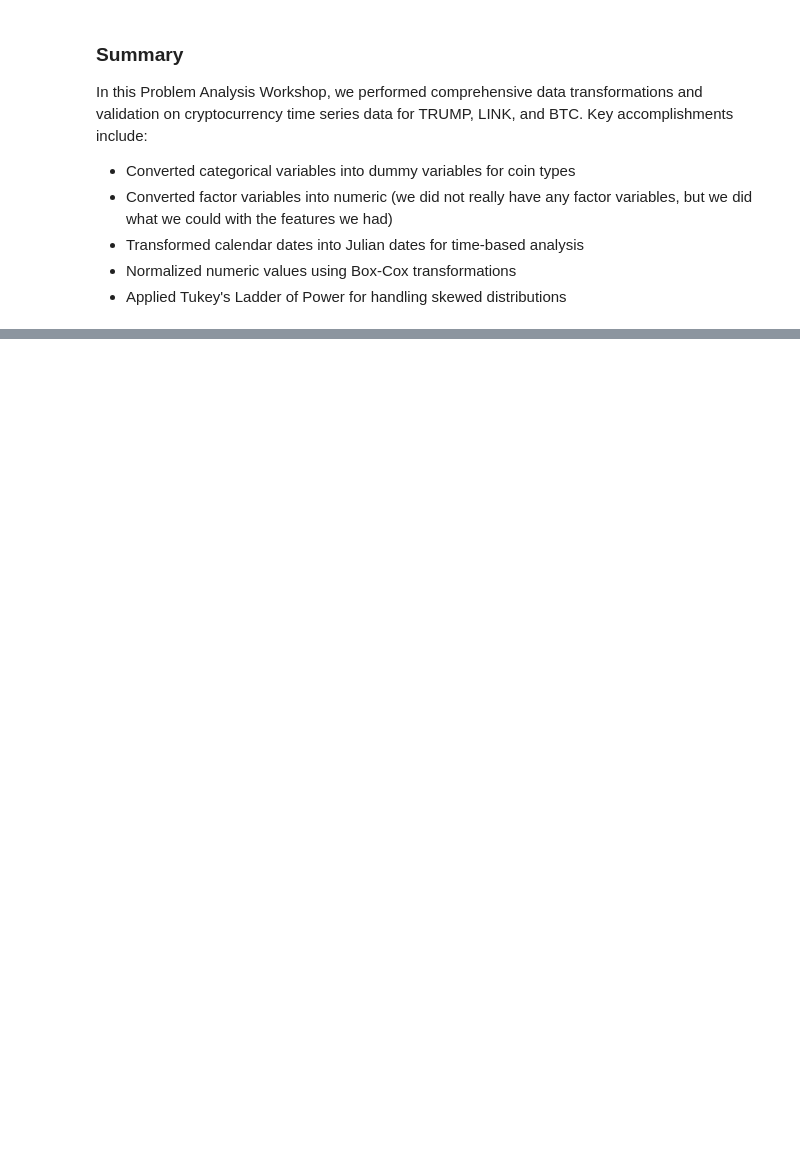
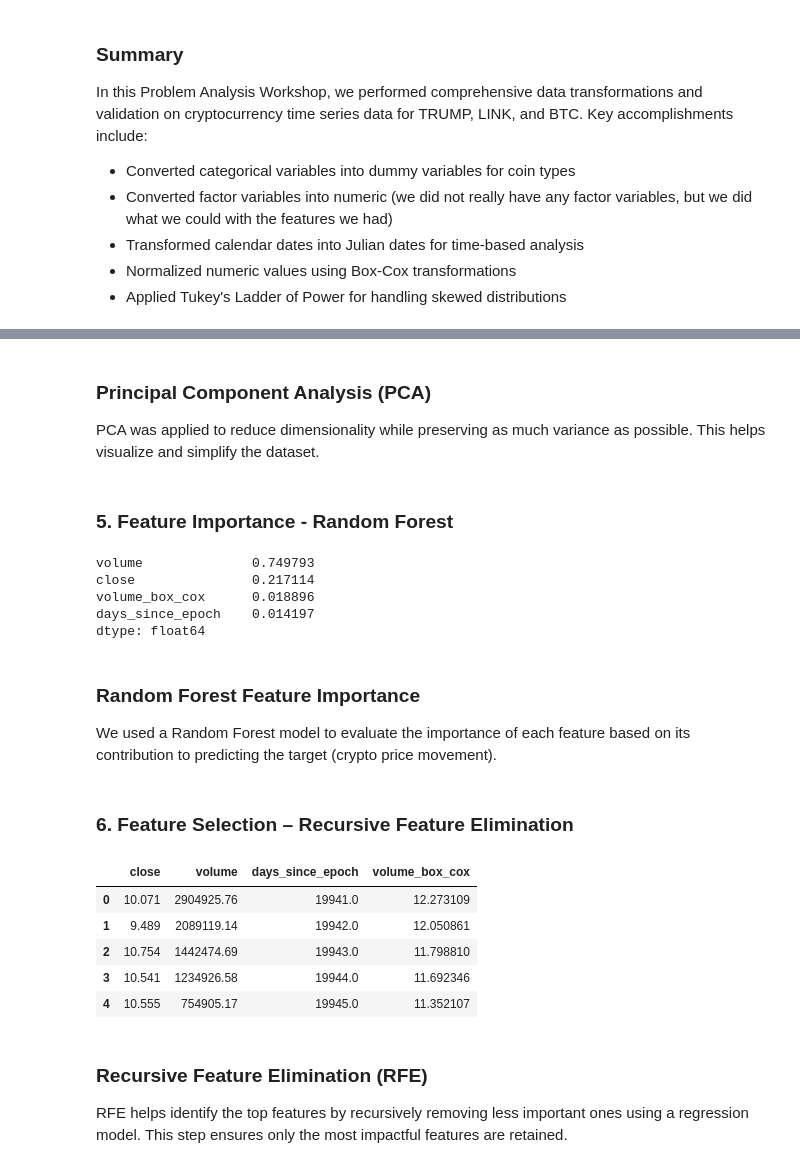
Before and after one commit to Eris-Leksi/-TRUMP-sentiment-analysis, a Jupyter notebook: script.ipynb, the cells around one changed output, grey strips where cells are left out. Drawn from its saved outputs; the diff is of its cells as text; code cells hidden in the pictures; blank space fills up the shorter version.

```diff
--- a/script.ipynb
+++ b/script.ipynb
@@ -761,0 +780,7 @@ In this Problem Analysis Workshop, we performed comprehensive data transformatio
+# %%
+missing_ratio = merged_data.isnull().mean()
+filtered_columns = missing_ratio[missing_ratio < 0.2].index
+df = merged_data[filtered_columns].copy()
+
+print("Columns retained after missing value filter (<20% missing):")
+print(list(filtered_columns))
@@ -761,0 +819,15 @@ In this Problem Analysis Workshop, we performed comprehensive data transformatio
+# %%
+# Create correlation matrix
+corr_matrix = df_low_var.corr().abs()
+
+# Exclude 'closing' from being dropped by removing it from the matrix before comparison
+corr_matrix = corr_matrix.drop(index='close', columns='close')
+upper = corr_matrix.where(np.triu(np.ones(corr_matrix.shape), k=1).astype(bool))
+to_drop = [column for column in upper.columns if any(upper[column] > 0.9)]
+
+df_uncorrelated = df_low_var.drop(columns=to_drop)
+
+# Output
+print("Removed highly correlated features (correlation > 0.9):")
+print(f"Dropped columns: {to_drop}")
+print(f"Remaining columns: {df_uncorrelated.columns.tolist()}")
@@ -761,0 +857,49 @@ In this Problem Analysis Workshop, we performed comprehensive data transformatio
+# %% [markdown]
+### Principal Component Analysis (PCA)
+PCA was applied to reduce dimensionality while preserving as much variance as possible. This helps visualize and simplify the dataset.
+# %% [markdown]
+### 5. Feature Importance - Random Forest
+# %%
+from sklearn.ensemble import RandomForestRegressor
+
+# Assume 'target' is the label column
+X = df_uncorrelated.drop(columns=['open'])
+y = df_uncorrelated['open']
+
+rf = RandomForestRegressor()
+rf.fit(X, y)
+
+importances = pd.Series(rf.feature_importances_, index=X.columns)
+top_features = importances.sort_values(ascending=False).head(5)
+top_features
+# %% [output]
+volume              0.749793
+close               0.217114
+volume_box_cox      0.018896
+days_since_epoch    0.014197
+dtype: float64
+# %% [markdown]
+### Random Forest Feature Importance
+We used a Random Forest model to evaluate the importance of each feature based on its contribution to predicting the target (crypto price movement).
+# %% [markdown]
+### 6. Feature Selection – Recursive Feature Elimination
+# %%
+from sklearn.linear_model import LinearRegression
+from sklearn.feature_selection import RFE
+
+model = LinearRegression()
+selector = RFE(model, n_features_to_select=5)
+selector.fit(X, y)
+selected_features = X.columns[selector.support_]
+X_selected = X[selected_features]
+X_selected.head()
+# %% [output]
+|  | close | volume | days_since_epoch | volume_box_cox |
+| 0 | 10.071 | 2904925.76 | 19941.0 | 12.273109 |
+| 1 | 9.489 | 2089119.14 | 19942.0 | 12.050861 |
+| 2 | 10.754 | 1442474.69 | 19943.0 | 11.798810 |
+| 3 | 10.541 | 1234926.58 | 19944.0 | 11.692346 |
+| 4 | 10.555 | 754905.17 | 19945.0 | 11.352107 |
+# %% [markdown]
+### Recursive Feature Elimination (RFE)
+RFE helps identify the top features by recursively removing less important ones using a regression model. This step ensures only the most impactful features are retained.
```
Also changed, not shown: parts of 36 cells of this notebook, 1 other file.
